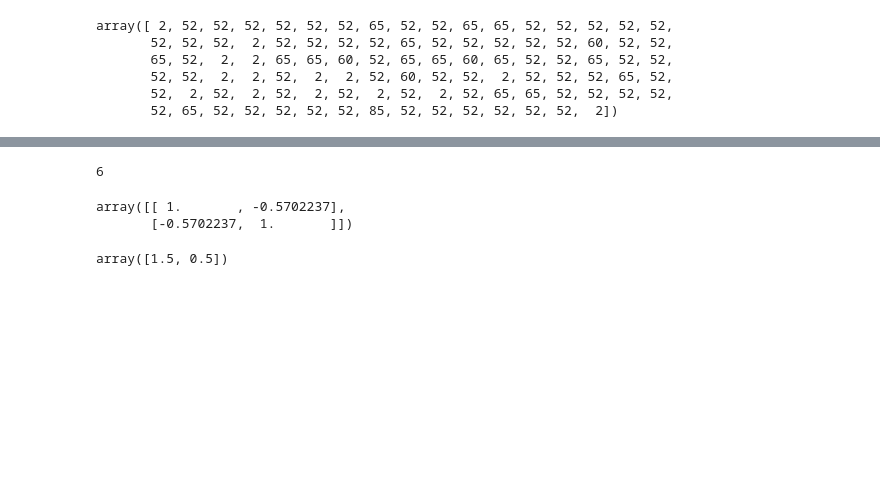
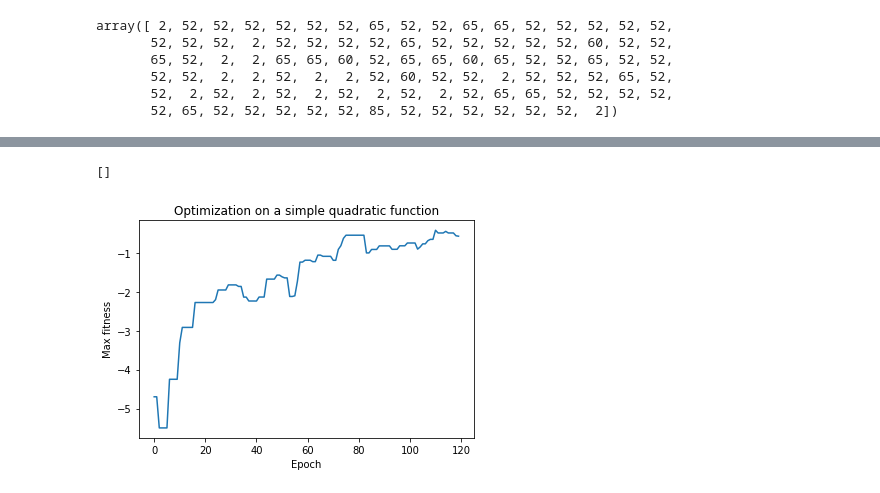
Before and after one commit to Arattel/Fuzzy_genetic_algorithms_implementations, a Jupyter notebook: Gendered_selection_fuzzy_rules.ipynb, the cells around one changed output, grey strips where cells are left out. Cells and saved outputs as stored; diff of their text form; code cells hidden in the pictures; blank space fills up the shorter version.

Commit message:
Added plots and .gitignore

```diff
--- a/Gendered_selection_fuzzy_rules.ipynb
+++ b/Gendered_selection_fuzzy_rules.ipynb
@@ -149,13 +149,10 @@ Population size: 2411
 # %%
-to_select
+from matplotlib import pyplot as plt
+plt.plot(max_fitness_history)
+plt.xlabel('Epoch')
+plt.ylabel('Max fitness')
+plt.title('Optimization on a simple quadratic function')
+plt.plot()
 # %% [output]
-6
+[]
+[figure, added]
-# %%
-np.corrcoef(male_fitness, male_lifetime)
-# %% [output]
-array([[ 1.       , -0.5702237],
-       [-0.5702237,  1.       ]])
-# %%
-calculate_lifetime(L=Config.L, U = Config.U, fitness=np.array([-7, -5]), age=np.array([3, 5]),)
-# %% [output]
-array([1.5, 0.5])
```
Also changed, not shown: parts of 2 cells of this notebook, 1 other file.
